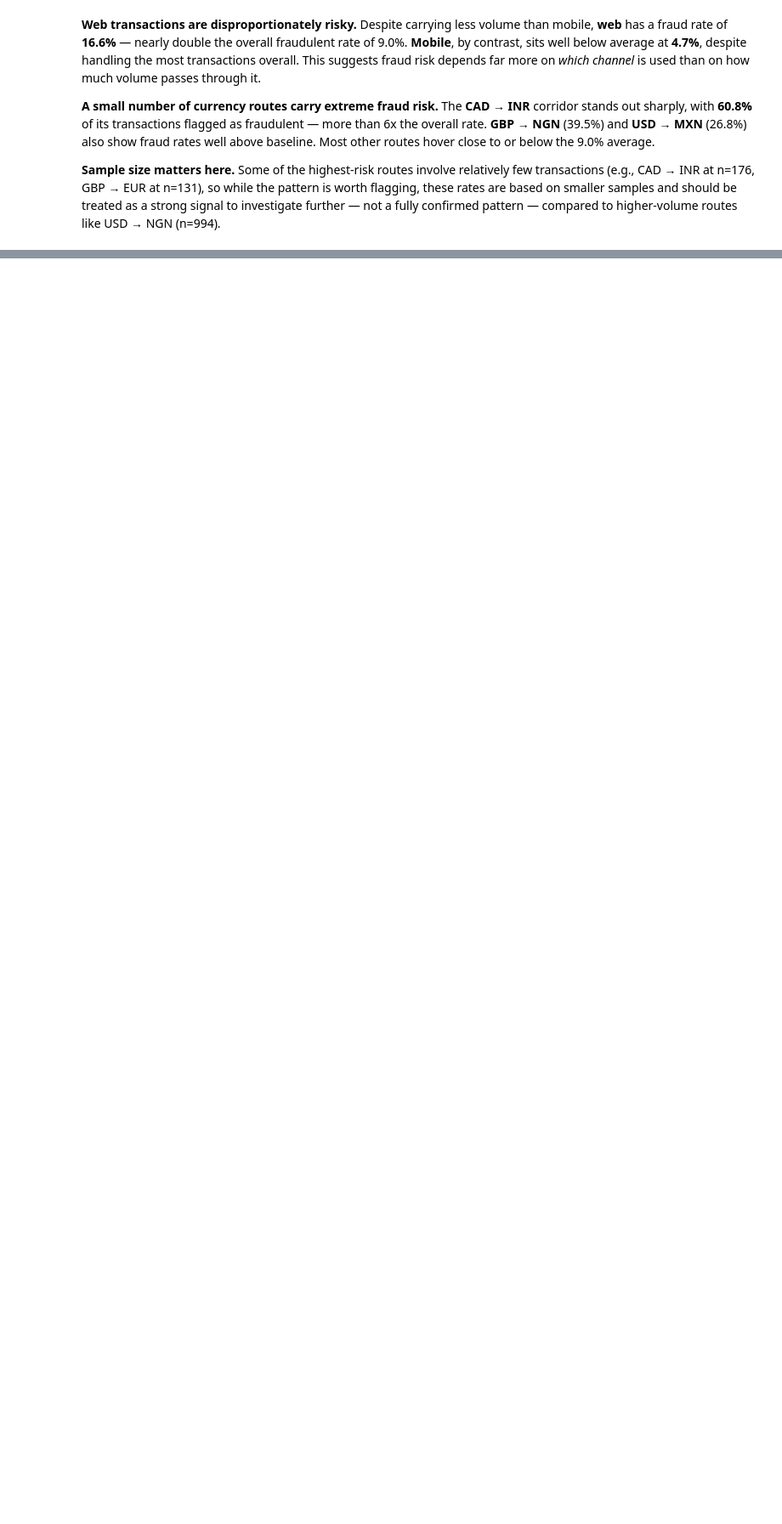
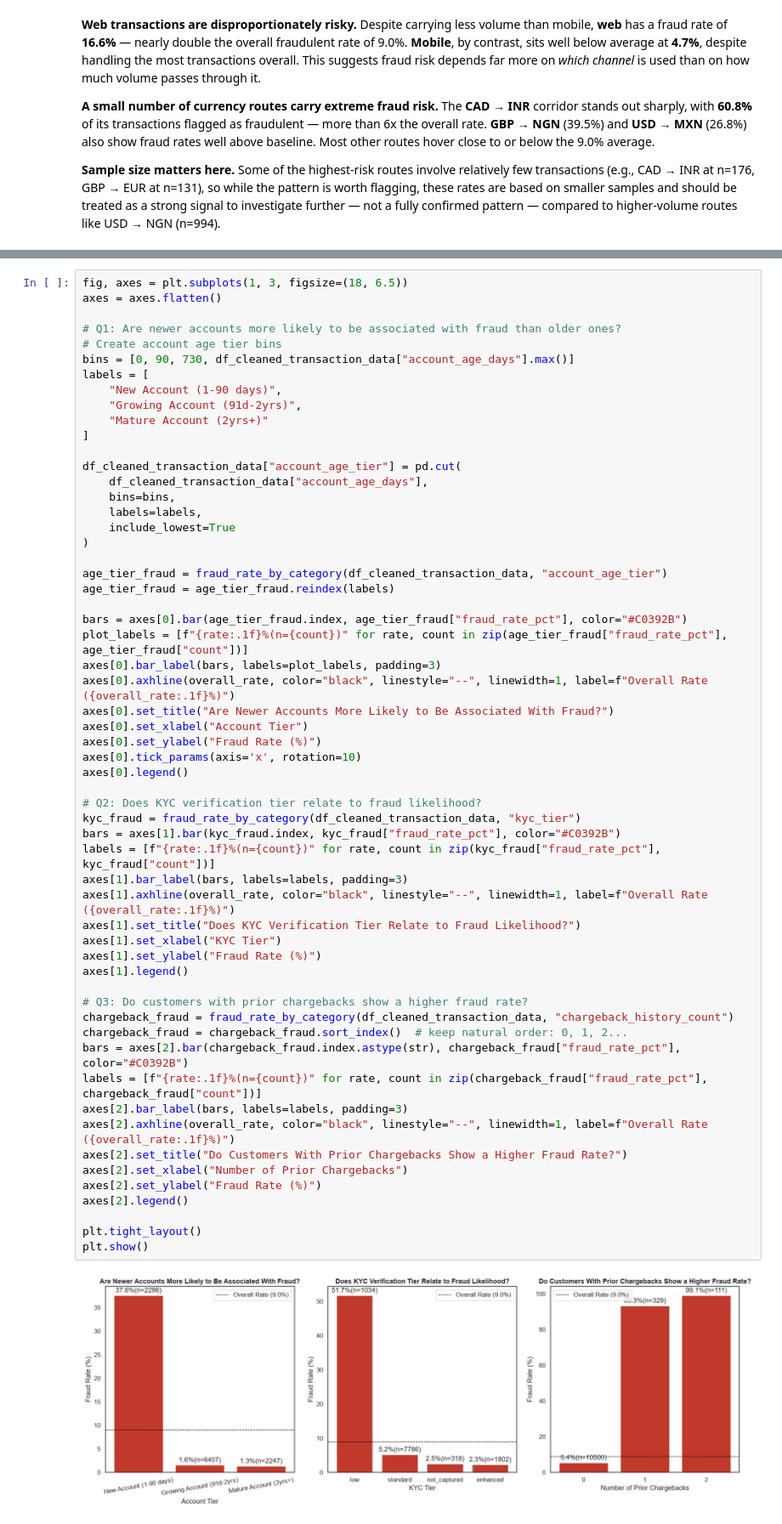
Before and after one commit to LeesiElekwa/Digital_Transfer_Fraud_Detection_System, a Jupyter notebook: Notebooks/ExploratoryAnalysis.ipynb, the cells around one changed output, grey strips where cells are left out. Shown at 85% size. Drawn from its saved outputs; the diff is of its cells as text; blank space fills up the shorter version.

Commit message:
Investigating how account age, KYC Verification Status and Chargeback History relate to fraud

```diff
--- a/Notebooks/ExploratoryAnalysis.ipynb
+++ b/Notebooks/ExploratoryAnalysis.ipynb
@@ -272,0 +275,60 @@ plt.show()
+# %%
+fig, axes = plt.subplots(1, 3, figsize=(18, 6.5))
+axes = axes.flatten()
+
+# Q1: Are newer accounts more likely to be associated with fraud than older ones?
+# Create account age tier bins
+bins = [0, 90, 730, df_cleaned_transaction_data["account_age_days"].max()]
+labels = [
+    "New Account (1-90 days)",
+    "Growing Account (91d-2yrs)",
+    "Mature Account (2yrs+)"
+]
+
+df_cleaned_transaction_data["account_age_tier"] = pd.cut(
+    df_cleaned_transaction_data["account_age_days"],
+    bins=bins,
+    labels=labels,
+    include_lowest=True
+)
+
+age_tier_fraud = fraud_rate_by_category(df_cleaned_transaction_data, "account_age_tier")
+age_tier_fraud = age_tier_fraud.reindex(labels)
+
+bars = axes[0].bar(age_tier_fraud.index, age_tier_fraud["fraud_rate_pct"], color="#C0392B")
+plot_labels = [f"{rate:.1f}%(n={count})" for rate, count in zip(age_tier_fraud["fraud_rate_pct"], age_tier_fraud["count"])]
+axes[0].bar_label(bars, labels=plot_labels, padding=3)
+axes[0].axhline(overall_rate, color="black", linestyle="--", linewidth=1, label=f"Overall Rate ({overall_rate:.1f}%)")
+axes[0].set_title("Are Newer Accounts More Likely to Be Associated With Fraud?")
+axes[0].set_xlabel("Account Tier")
+axes[0].set_ylabel("Fraud Rate (%)")
+axes[0].tick_params(axis='x', rotation=10)
+axes[0].legend()
+
+# Q2: Does KYC verification tier relate to fraud likelihood?
+kyc_fraud = fraud_rate_by_category(df_cleaned_transaction_data, "kyc_tier")
+bars = axes[1].bar(kyc_fraud.index, kyc_fraud["fraud_rate_pct"], color="#C0392B")
+labels = [f"{rate:.1f}%(n={count})" for rate, count in zip(kyc_fraud["fraud_rate_pct"], kyc_fraud["count"])]
+axes[1].bar_label(bars, labels=labels, padding=3)
+axes[1].axhline(overall_rate, color="black", linestyle="--", linewidth=1, label=f"Overall Rate ({overall_rate:.1f}%)")
+axes[1].set_title("Does KYC Verification Tier Relate to Fraud Likelihood?")
+axes[1].set_xlabel("KYC Tier")
+axes[1].set_ylabel("Fraud Rate (%)")
+axes[1].legend()
+
+# Q3: Do customers with prior chargebacks show a higher fraud rate?
+chargeback_fraud = fraud_rate_by_category(df_cleaned_transaction_data, "chargeback_history_count")
+chargeback_fraud = chargeback_fraud.sort_index()  # keep natural order: 0, 1, 2...
+bars = axes[2].bar(chargeback_fraud.index.astype(str), chargeback_fraud["fraud_rate_pct"], color="#C0392B")
+labels = [f"{rate:.1f}%(n={count})" for rate, count in zip(chargeback_fraud["fraud_rate_pct"], chargeback_fraud["count"])]
+axes[2].bar_label(bars, labels=labels, padding=3)
+axes[2].axhline(overall_rate, color="black", linestyle="--", linewidth=1, label=f"Overall Rate ({overall_rate:.1f}%)")
+axes[2].set_title("Do Customers With Prior Chargebacks Show a Higher Fraud Rate?")
+axes[2].set_xlabel("Number of Prior Chargebacks")
+axes[2].set_ylabel("Fraud Rate (%)")
+axes[2].legend()
+
+plt.tight_layout()
+plt.show()
+# %% [output]
+[figure, added]
```
Also changed, not shown: parts of 2 cells of this notebook.
